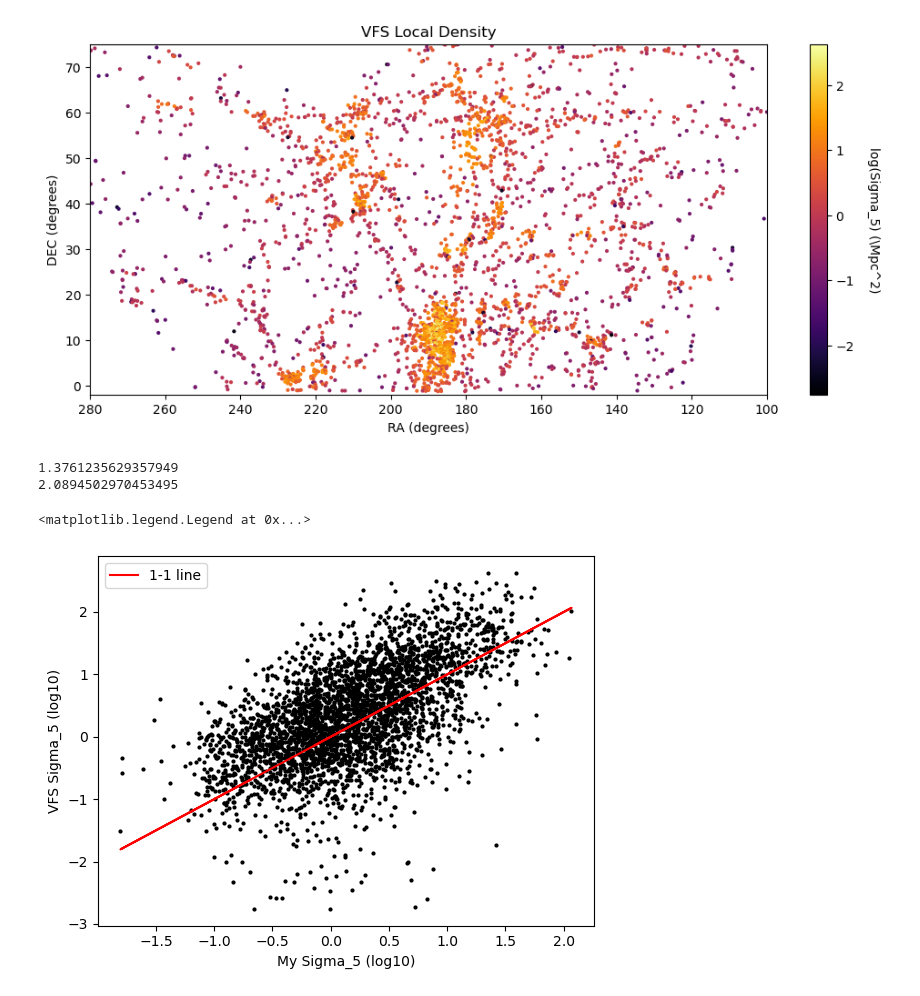
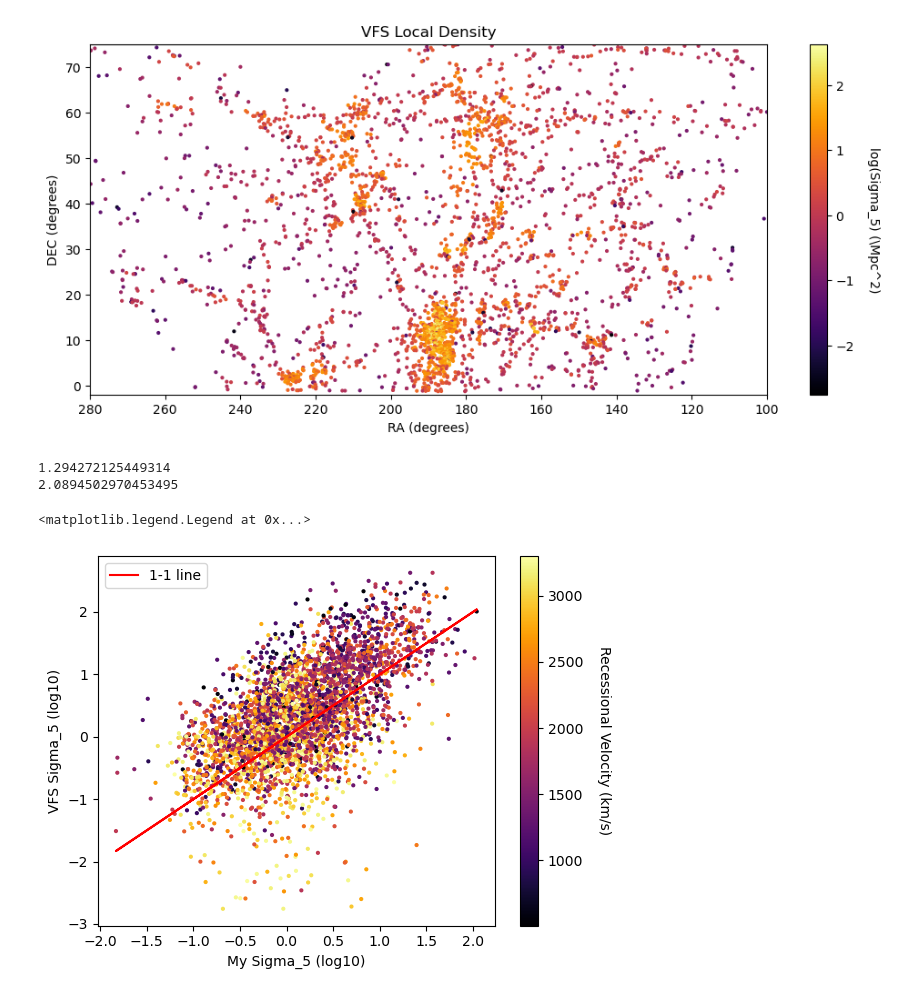
Before and after one commit to EvanBarkus/WISESize_Project, a Jupyter notebook: Castignani_LD.ipynb, the cells around one changed output. Drawn from its saved outputs; the diff is of its cells as text; code cells hidden in the pictures.

```diff
--- a/Castignani_LD.ipynb
+++ b/Castignani_LD.ipynb
@@ -41,23 +41,23 @@ myTab2 =Table.read(catalog_path+'vf_v2_r_photometry.fits')
 def Local_Density(cuttab):
     ra = np.array(cuttab['RA']) # Right ascension of each galaxy
     dec = np.array(cuttab['DEC']) # Declination of each galaxy
-    vtarg = np.array(cuttab['vr'])
+    vtarg = np.array(cuttab['vr']) # Recessional velocity of each galaxy
 
     points = []
     for i in range(len(dec)):
         points.append((ra[i],dec[i])) # Array of tuples of ra and dec (each galaxy now represented by a point)
+
+    n = len(points)
 
     def distance(ra1, dec1, ra2, dec2):
         return np.sqrt(((ra1 - ra2)*np.cos(dec1-dec2))**2 + (dec1 - dec2)**2) # Distance between two points
 
     def Five_Nearest(points, target, K):
         pts = []
-        n = len(points)
         d = []
 
-        for i in range(n):
-            j = i-1
-            if (abs(vtarg[i] - vtarg[j]) < 300): # Compares the velocity of each galaxy to the next and records it if it is within +/- 300 km/s
+        for i in range(1,n):
+            if (abs(vtarg[i-1] - vtarg[i]) < 300): # Compares the velocity of each galaxy to the next and records it if it is within +/- 300 km/s
                 d.append({
                     "first": distance(points[i][0], points[i][1], target[0], target[1]), # Finds distance between target point and another point
                     "second": i # Stores new point that had its distance relative to the target found
@@ -78,7 +78,7 @@ def Local_Density(cuttab):
     five_nn = [] # Store nearest neighbors
 
     K = 6 # Number of times to calculate nearest neighbors
-    for i in range(len(points)):
+    for i in range(n):
         target = points[i] # Switches target point
         for pt in Five_Nearest(points, target, K): # Calculates five nearest points for each points in points and stores them along with their targets
             five_nn.append((pt[0], pt[1])) # Includes six points for each target, the first of which in each set is the target itself\
@@ -87,23 +87,23 @@ def Local_Density(cuttab):
     target_fnn = np.array(points) # list of original target galaxies
     five_nn = np.array(five_nn)
 
-    fifth_nearest_neighbors = np.array(five_nn[5::6]) # fifth nearest point of each target
+    fifth_nearest_neighbors = np.array(five_nn[5::6]) # skips every six points starting with the sixth value so that all that is left is the fifth nearest point of each target
 
 
     # Finding angular distance
-    dist_fifthnn = []
+    dist_fifth_nn = []
 
     # Calculates angular distance between each galaxy and its fifth nearest meighbor
-    for i in range(len(points)):
+    for i in range(n):
         target0 = target_fnn[i] # Changes target on each loop through
-        dist_fifthnn.append(distance(fifth_nearest_neighbors[i][0], fifth_nearest_neighbors[i][1], target0[0], target0[1])) # Produces distance array
+        dist_fifth_nn.append(distance(fifth_nearest_neighbors[i][0], fifth_nearest_neighbors[i][1], target0[0], target0[1])) # Produces distance array
 
-    angle = np.array(dist_fifthnn)
+    angle = np.array(dist_fifth_nn)
 
     # Finds velocity of each of the five nearest neighbors
     v = []
     for i in range(len(fifth_nearest_neighbors)):
-        for j in range(len(points)):
+        for j in range(n):
             if (fifth_nearest_neighbors[i][0] == points[j][0]) & (fifth_nearest_neighbors[i][1] == points[j][1]):
                 v.append(cuttab['vr'][j])
 
@@ -111,12 +111,11 @@ def Local_Density(cuttab):
     radians = (np.pi/180)*(angle)
 
     # Finding distance, in m, between the Sun and the galaxies
-    H0 = 2.47*10**(-18) #/s
+    H0 = 74 #km/s/Mpc
+    d = (np.array(v))/H0 #Mpc
 
-    d = (np.array(v)*1000)/H0 #m
-
-    # Using small angle approximation to convert to Mpc
-    r_5 = ((d*radians)*(3.24*10**(-23))) #Mpc
+    # Using small angle approximation to find distance between galaxies
+    r_5 = ((d*radians)) #Mpc
 
 
     # Find fifth nearest neighbor density
@@ -220,28 +218,27 @@ cbar.set_label('log(Sigma_5) (\Mpc^2)',rotation=270,labelpad=20)
 print(median(my_sigma_5))
 print(median(vfs_sigma_5))
 # %% [output]
-1.3761235629357949
+1.294272125449314
 2.0894502970453495
 # %%
 x = np.log10(my_sigma_5)
 y = np.log10(vfs_sigma_5)
+ccode = cuttab['vr']
 
 #calculate equation for trendline
 z = np.polyfit(x, x, 1)
 p = np.poly1d(z)
 
-#z2 = np.polyfit(x, y, 1)
-#p2 = np.poly1d(z)
-
 line = np.array(p(x))
-plt.scatter(x, y, s=4, color='black')
+plt.scatter(x, y, c=ccode, cmap='inferno', s=4)
 plt.xlabel('My Sigma_5 (log10)')
 plt.ylabel('VFS Sigma_5 (log10)')
+cbar = plt.colorbar()
+cbar.set_label('Recessional Velocity (km/s)',rotation=270,labelpad=20)
 
 #add trendline to plot
 plt.plot(x,p(x),color='r',label='1-1 line')
-#plt.plot(x,p2(x),label='Trendline', linestyle='dashed')
 plt.legend()
 # %% [output]
 <matplotlib.legend.Legend at 0x...>
-[figure, old version]
+[figure, new version]
```
Also changed, not shown: parts of 5 cells of this notebook.
